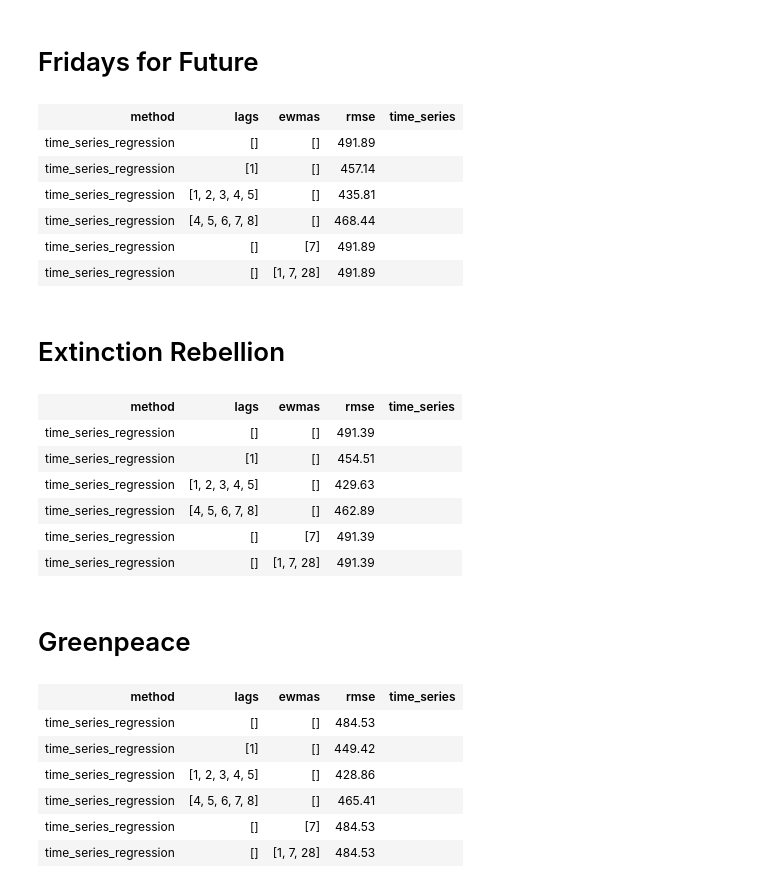
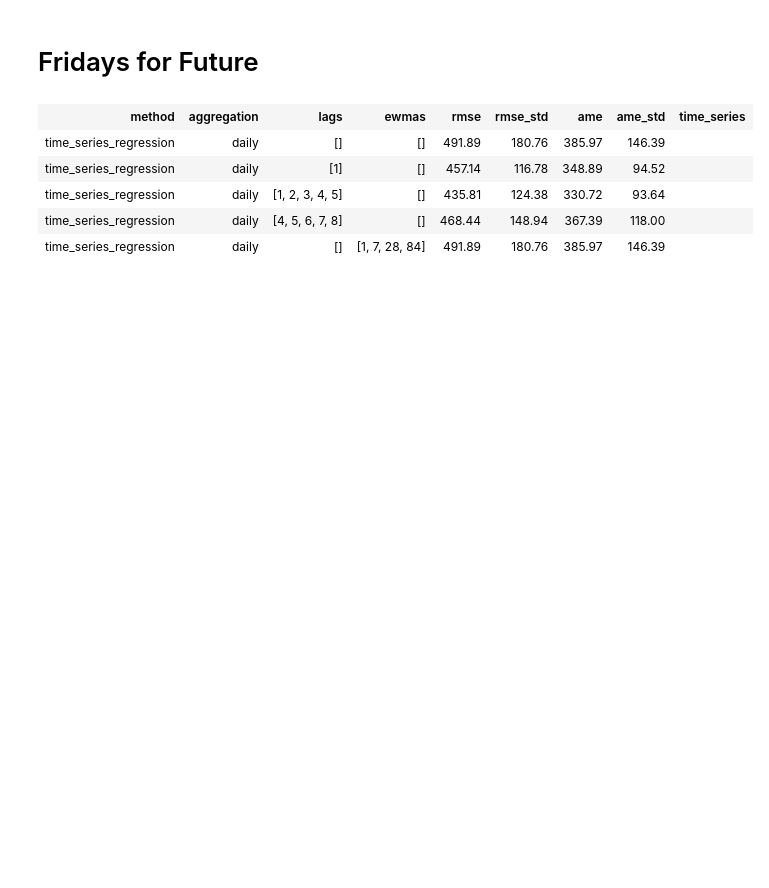
Before and after one commit to SocialChangeLab/media-impact-monitor, a Jupyter notebook: notebooks/2024-08-01-david-robustness.ipynb, the cells around one changed output. Saved outputs shown, nothing was run; the diff lists cells and outputs as text; code cells hidden in the pictures; blank space fills up the shorter version.

```diff
--- a/notebooks/2024-08-01-david-robustness.ipynb
+++ b/notebooks/2024-08-01-david-robustness.ipynb
@@ -8,6 +8,7 @@ from great_tables import GT
 from IPython.display import display, HTML
 
 organizers = ["Fridays for Future", "Extinction Rebellion", "Greenpeace"]
+organizers = [organizers[0]]
 start_date = date(2022, 1, 1)
 end_date = date(2024, 1, 1)
 rows = []
@@ -31,7 +32,7 @@ for method in ["time_series_regression"]:
                 end_date=end_date,
             )
         )
-
+        aggregation = "daily"
         match method:
             case "time_series_regression":
                 for lags, ewmas in [
@@ -39,59 +40,45 @@ for method in ["time_series_regression"]:
                     ([1], []),
                     ([1, 2, 3, 4, 5], []),
                     ([4, 5, 6, 7, 8], []),
-                    ([], [7]),
-                    ([], [1, 7, 28]),
+                    ([], [1, 7, 28, 84]),
                 ]:
                     ts, limitations = time_series_regression(
                         events=events,
                         article_counts=trend,
-                        aggregation="daily",
+                        aggregation=aggregation,
                         lags=lags,
                     )
                     row = dict(
                         organizer=organizer,
                         method=method,
+                        aggregation=aggregation,
                         lags=lags,
                         ewmas=ewmas,
                     )
                     row["rmse"] = ts["rmse"].loc[7]
+                    row["rmse_std"] = ts["rmse_std"].loc[7]
+                    row["ame"] = ts["ame"].loc[7]
+                    row["ame_std"] = ts["ame_std"].loc[7]
                     row["time_series"] = " ".join(ts["mean"].values.astype(str))
                     rows.append(row)
 df = pd.DataFrame(rows)
 for organizer in organizers:
     df_ = df[df["organizer"] == organizer].drop(columns="organizer")
     html = (
         GT(df_)
-        .fmt_number(columns=["rmse"], decimals=2)
+        .fmt_number(columns=["rmse", "rmse_std", "ame", "ame_std"], decimals=2)
         .fmt_nanoplot(
             columns="time_series",
         )  # restriction in great_tables, only supports one nanoplot column
         .render("html")
     )
     display(HTML(f"<h1>{organizer}</h1>"))
     display(HTML(html))
 # %% [output]
 Fridays for Future
-| method | lags | ewmas | rmse | time_series |
-| time_series_regression | [] | [] | 491.89 |  |
-| time_series_regression | [1] | [] | 457.14 |  |
-| time_series_regression | [1, 2, 3, 4, 5] | [] | 435.81 |  |
-| time_series_regression | [4, 5, 6, 7, 8] | [] | 468.44 |  |
-| time_series_regression | [] | [7] | 491.89 |  |
-| time_series_regression | [] | [1, 7, 28] | 491.89 |  |
+| method | aggregation | lags | ewmas | rmse | rmse_std | ame | ame_std | time_series |
+| time_series_regression | daily | [] | [] | 491.89 | 180.76 | 385.97 | 146.39 |  |
+| time_series_regression | daily | [1] | [] | 457.14 | 116.78 | 348.89 | 94.52 |  |
+| time_series_regression | daily | [1, 2, 3, 4, 5] | [] | 435.81 | 124.38 | 330.72 | 93.64 |  |
+| time_series_regression | daily | [4, 5, 6, 7, 8] | [] | 468.44 | 148.94 | 367.39 | 118.00 |  |
+| time_series_regression | daily | [] | [1, 7, 28, 84] | 491.89 | 180.76 | 385.97 | 146.39 |  |
-Extinction Rebellion
-| method | lags | ewmas | rmse | time_series |
-| time_series_regression | [] | [] | 491.39 |  |
-| time_series_regression | [1] | [] | 454.51 |  |
-| time_series_regression | [1, 2, 3, 4, 5] | [] | 429.63 |  |
-| time_series_regression | [4, 5, 6, 7, 8] | [] | 462.89 |  |
-| time_series_regression | [] | [7] | 491.39 |  |
-| time_series_regression | [] | [1, 7, 28] | 491.39 |  |
-Greenpeace
-| method | lags | ewmas | rmse | time_series |
-| time_series_regression | [] | [] | 484.53 |  |
-| time_series_regression | [1] | [] | 449.42 |  |
-| time_series_regression | [1, 2, 3, 4, 5] | [] | 428.86 |  |
-| time_series_regression | [4, 5, 6, 7, 8] | [] | 465.41 |  |
-| time_series_regression | [] | [7] | 484.53 |  |
-| time_series_regression | [] | [1, 7, 28] | 484.53 |  |
```
Also changed, not shown: 1 other file.
